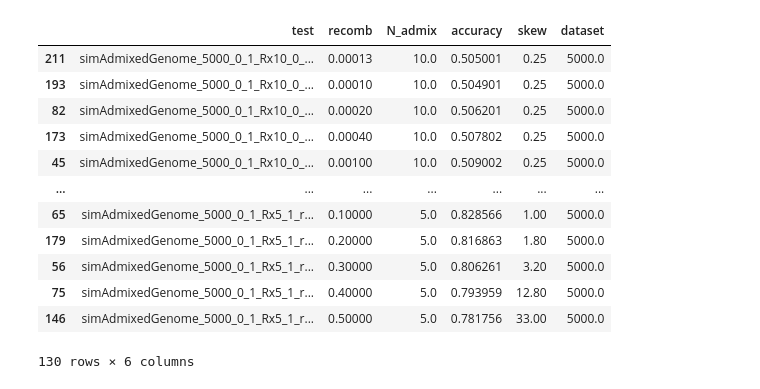
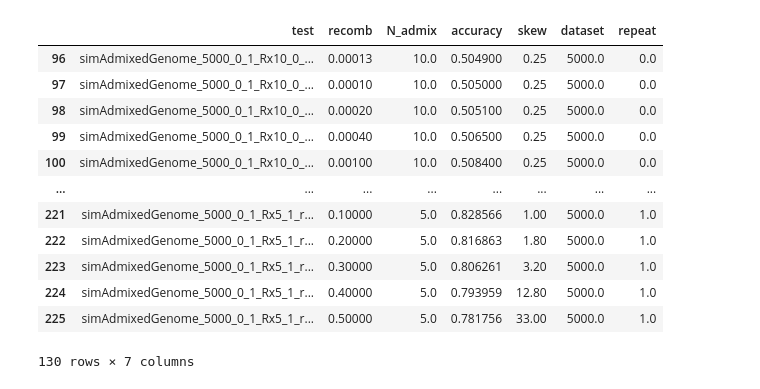
Before and after one commit to sarah-n-wright/ChroMonet, a Jupyter notebook: Accuracy calculations.ipynb, the cells around one changed output. Cells and saved outputs as stored; diff of their text form; code cells hidden in the pictures.

```diff
--- a/Accuracy calculations.ipynb
+++ b/Accuracy calculations.ipynb
@@ -17,0 +18,3 @@ re.sub("^simAdmixedGenome_([0-9]+?)_.+$", "\\1", file)
+# %%
+out_files.sort()
+out_files
@@ -60,17 +135,18 @@ results = pd.DataFrame({"test": out_files, "recomb": recomb_rate, "N_admix":admi
 # %%
+results = get_accuracy_results(out_files,"../../HMM_Test_Outputs/")
 r5000 = results.loc[results.dataset==5000]
 r5000.sort_values(by="test")
 # %% [output]
-|  | test | recomb | N_admix | accuracy | skew | dataset |
-| 211 | simAdmixedGenome_5000_0_1_Rx10_0_... | 0.00013 | 10.0 | 0.505001 | 0.25 | 5000.0 |
-| 193 | simAdmixedGenome_5000_0_1_Rx10_0_... | 0.00010 | 10.0 | 0.504901 | 0.25 | 5000.0 |
-| 82 | simAdmixedGenome_5000_0_1_Rx10_0_... | 0.00020 | 10.0 | 0.506201 | 0.25 | 5000.0 |
-| 173 | simAdmixedGenome_5000_0_1_Rx10_0_... | 0.00040 | 10.0 | 0.507802 | 0.25 | 5000.0 |
-| 45 | simAdmixedGenome_5000_0_1_Rx10_0_... | 0.00100 | 10.0 | 0.509002 | 0.25 | 5000.0 |
-| ... | ... | ... | ... | ... | ... | ... |
-| 65 | simAdmixedGenome_5000_0_1_Rx5_1_r... | 0.10000 | 5.0 | 0.828566 | 1.00 | 5000.0 |
-| 179 | simAdmixedGenome_5000_0_1_Rx5_1_r... | 0.20000 | 5.0 | 0.816863 | 1.80 | 5000.0 |
-| 56 | simAdmixedGenome_5000_0_1_Rx5_1_r... | 0.30000 | 5.0 | 0.806261 | 3.20 | 5000.0 |
-| 75 | simAdmixedGenome_5000_0_1_Rx5_1_r... | 0.40000 | 5.0 | 0.793959 | 12.80 | 5000.0 |
-| 146 | simAdmixedGenome_5000_0_1_Rx5_1_r... | 0.50000 | 5.0 | 0.781756 | 33.00 | 5000.0 |
+|  | test | recomb | N_admix | accuracy | skew | dataset | repeat |
+| 96 | simAdmixedGenome_5000_0_1_Rx10_0_... | 0.00013 | 10.0 | 0.504900 | 0.25 | 5000.0 | 0.0 |
+| 97 | simAdmixedGenome_5000_0_1_Rx10_0_... | 0.00010 | 10.0 | 0.505000 | 0.25 | 5000.0 | 0.0 |
+| 98 | simAdmixedGenome_5000_0_1_Rx10_0_... | 0.00020 | 10.0 | 0.505100 | 0.25 | 5000.0 | 0.0 |
+| 99 | simAdmixedGenome_5000_0_1_Rx10_0_... | 0.00040 | 10.0 | 0.506500 | 0.25 | 5000.0 | 0.0 |
+| 100 | simAdmixedGenome_5000_0_1_Rx10_0_... | 0.00100 | 10.0 | 0.508400 | 0.25 | 5000.0 | 0.0 |
+| ... | ... | ... | ... | ... | ... | ... | ... |
+| 221 | simAdmixedGenome_5000_0_1_Rx5_1_r... | 0.10000 | 5.0 | 0.828566 | 1.00 | 5000.0 | 1.0 |
+| 222 | simAdmixedGenome_5000_0_1_Rx5_1_r... | 0.20000 | 5.0 | 0.816863 | 1.80 | 5000.0 | 1.0 |
+| 223 | simAdmixedGenome_5000_0_1_Rx5_1_r... | 0.30000 | 5.0 | 0.806261 | 3.20 | 5000.0 | 1.0 |
+| 224 | simAdmixedGenome_5000_0_1_Rx5_1_r... | 0.40000 | 5.0 | 0.793959 | 12.80 | 5000.0 | 1.0 |
+| 225 | simAdmixedGenome_5000_0_1_Rx5_1_r... | 0.50000 | 5.0 | 0.781756 | 33.00 | 5000.0 | 1.0 |
-130 rows × 6 columns
+130 rows × 7 columns
```
Also changed, not shown: parts of 26 cells of this notebook.
